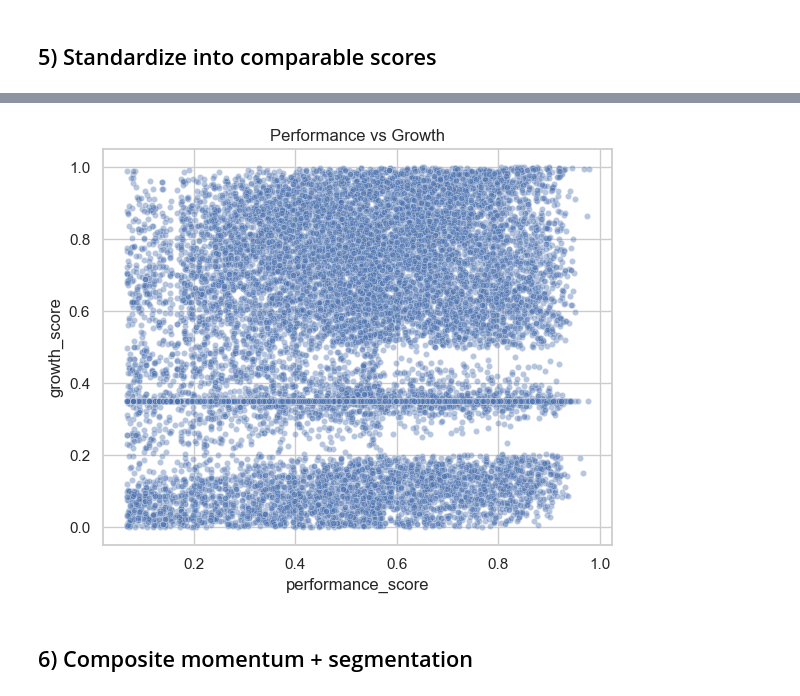
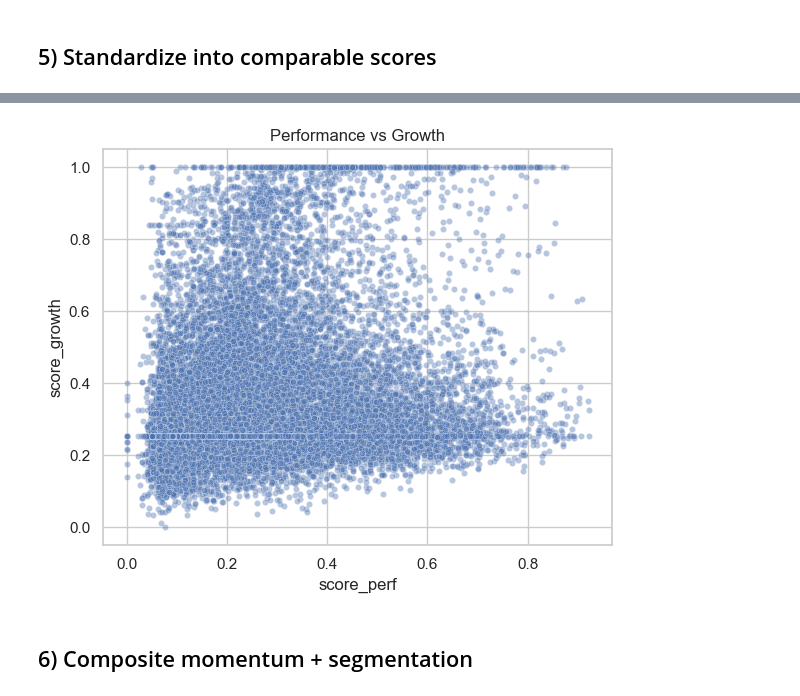
Before and after one commit to liyunling2/OPE, a Jupyter notebook: _2_feature_engineering+momentum/start/momentum.ipynb, the cells around one changed output, grey strips where cells are left out. Drawn from its saved outputs; the diff is of its cells as text; code cells hidden in the pictures.

Commit message:
updated momentum workflow

```diff
--- a/_2_feature_engineering+momentum/start/momentum.ipynb
+++ b/_2_feature_engineering+momentum/start/momentum.ipynb
@@ -613,0 +629,37 @@ restaurants_agg
+# %%
+
+
+# Scale to 0-1
+def min_max(s):
+    return (s - s.min()) / (s.max() - s.min())
+
+restaurants_agg_active['score_perf'] = (min_max(restaurants_agg_active['log_bookings']) * 0.5 +
+                                 min_max(restaurants_agg_active['log_rev']) * 0.5)
+
+
+# 2. CALIBRATED MOMENTUM SCORE (Capped at 200%)
+# ---------------------------------------------------------
+# Your 75% percentile is 0.44. A restaurant doubling (1.0) is already elite.
+# Let's cap at 2.0 (200%) to catch the 'super stars' but ignore the 3600% outlier.
+# If we edit the rolling window and observe different growth rates, we may need to adjust this cap accordingly.
+CAP_VALUE = 2.0
+
+restaurants_agg_active['revenue_growth_rolling'] = (
+    restaurants_agg_active['revenue_growth_rolling']
+    .replace([np.inf], CAP_VALUE)
+    .replace([-np.inf], -1.0)
+    .fillna(0)
+    .clip(upper=CAP_VALUE, lower=-1.0)
+)
+
+restaurants_agg_active['booking_growth_rolling'] = (
+    restaurants_agg_active['booking_growth_rolling']
+    .replace([np.inf], CAP_VALUE)
+    .replace([-np.inf], -1.0)
+    .fillna(0)
+    .clip(upper=CAP_VALUE, lower=-1.0)
+)
+
+# Scale Growth (Map -1.0 to 0, 0.0 to ~0.33, 2.0 to 1.0)
+restaurants_agg_active['score_growth'] = (min_max(restaurants_agg_active['revenue_growth_rolling'] * 0.5 +
+                                    min_max(restaurants_agg_active['booking_growth_rolling']) * 0.5))
@@ -614,17 +682,17 @@ restaurants_agg
 # %%
 # Performance vs Growth scatter
 plt.figure(figsize=(6, 5))
 sns.scatterplot(
-    data=restaurants_agg,
-    x="performance_score",
-    y="growth_score",
+    data=restaurants_agg_active,
+    x="score_perf",
+    y="score_growth",
     alpha=0.4,
     s=20
 )
 plt.title("Performance vs Growth")
 plt.tight_layout()
 # %% [output]
-[figure, old version]
+[figure, new version]
 # %% [markdown]
 ## 6) Composite momentum + segmentation
 # %%
```
Also changed, not shown: parts of 29 cells of this notebook, 4 other files.
